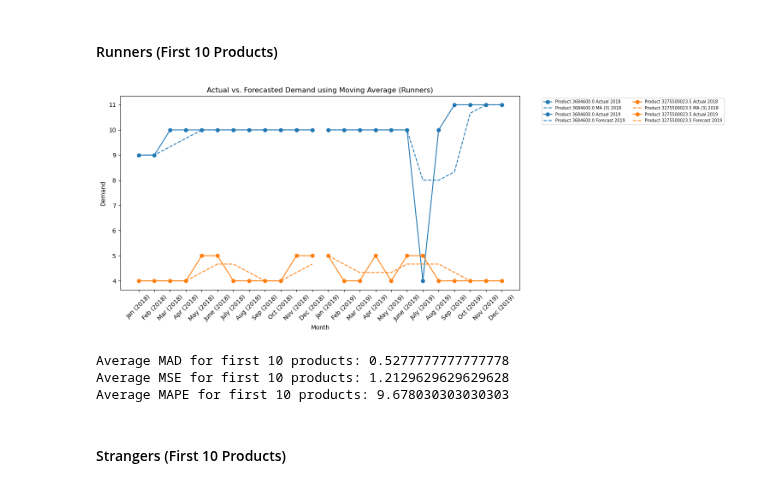
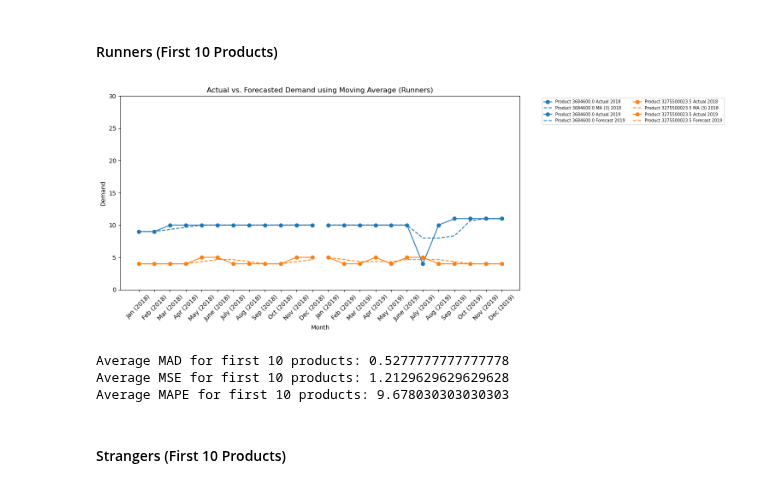
Before and after one commit to achchala/inventory-forecasting, a Jupyter notebook: moving_average.ipynb, the cells around one changed output. Cells and saved outputs as stored; diff of their text form; code cells hidden in the pictures.

```diff
--- a/moving_average.ipynb
+++ b/moving_average.ipynb
@@ -266,39 +266,41 @@ for product_id, row in df_runners.iterrows():
             plt.plot(combined_data.index[len(data_2018):], data_2019, marker='o', linestyle='-', color=color, label=f'Product {product_id} Actual 2019')
             plt.plot(combined_data.index[len(data_2018):], forecast_2019, linestyle='--', color=color, label=f'Product {product_id} Forecast 2019')
 
+            plt.ylim(bottom=0, top=30)
+
            # Calculate errors
             errors = data_2019.values - forecast_2019
 
             # Calculate MAD, MSE, MAPE
             mad = np.mean(np.abs(errors))
             mse = np.mean(errors**2)
             mape = np.mean(np.abs(errors / data_2019.values)) * 100
 
             # Store the calculated metrics
             mad_list.append(mad)
             mse_list.append(mse)
             mape_list.append(mape)
 
         # Increment the counter
         num_products_processed += 1
 
 plt.xlabel('Month')
 plt.ylabel('Demand')
 plt.title('Actual vs. Forecasted Demand using Moving Average (Runners)')
 plt.xticks(rotation=45)
 plt.legend(bbox_to_anchor=(1.05, 1), loc='upper left', fontsize='x-small', ncol=2)
 plt.tight_layout()
 plt.show()
 
 average_mad = np.mean(mad_list)
 average_mse = np.mean(mse_list)
 average_mape = np.mean(mape_list)
 
 print(f'Average MAD for first 10 products: {average_mad}')
 print(f'Average MSE for first 10 products: {average_mse}')
 print(f'Average MAPE for first 10 products: {average_mape}')
 # %% [output]
-[figure, old version]
+[figure, new version]
 Average MAD for first 10 products: 0.5277777777777778
 Average MSE for first 10 products: 1.2129629629629628
 Average MAPE for first 10 products: 9.678030303030303
```
Also changed, not shown: 1 other file.
